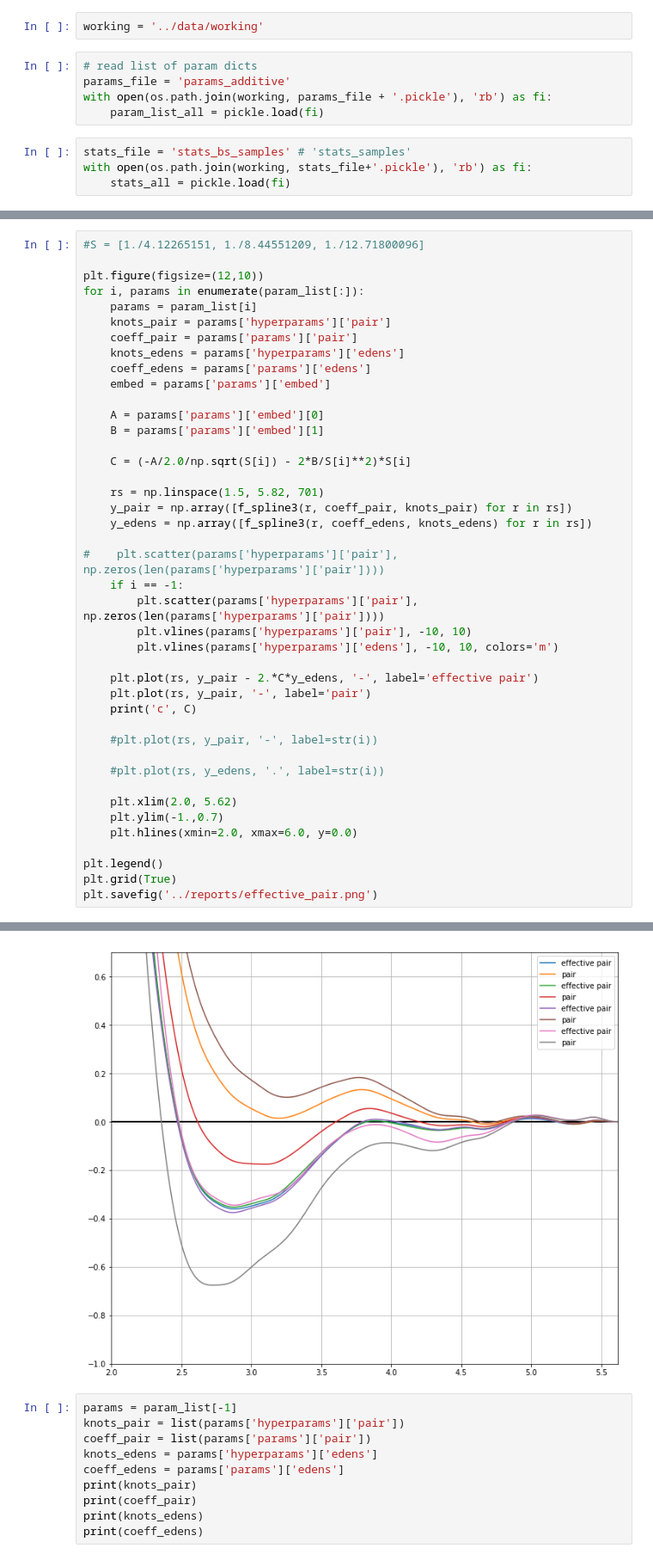
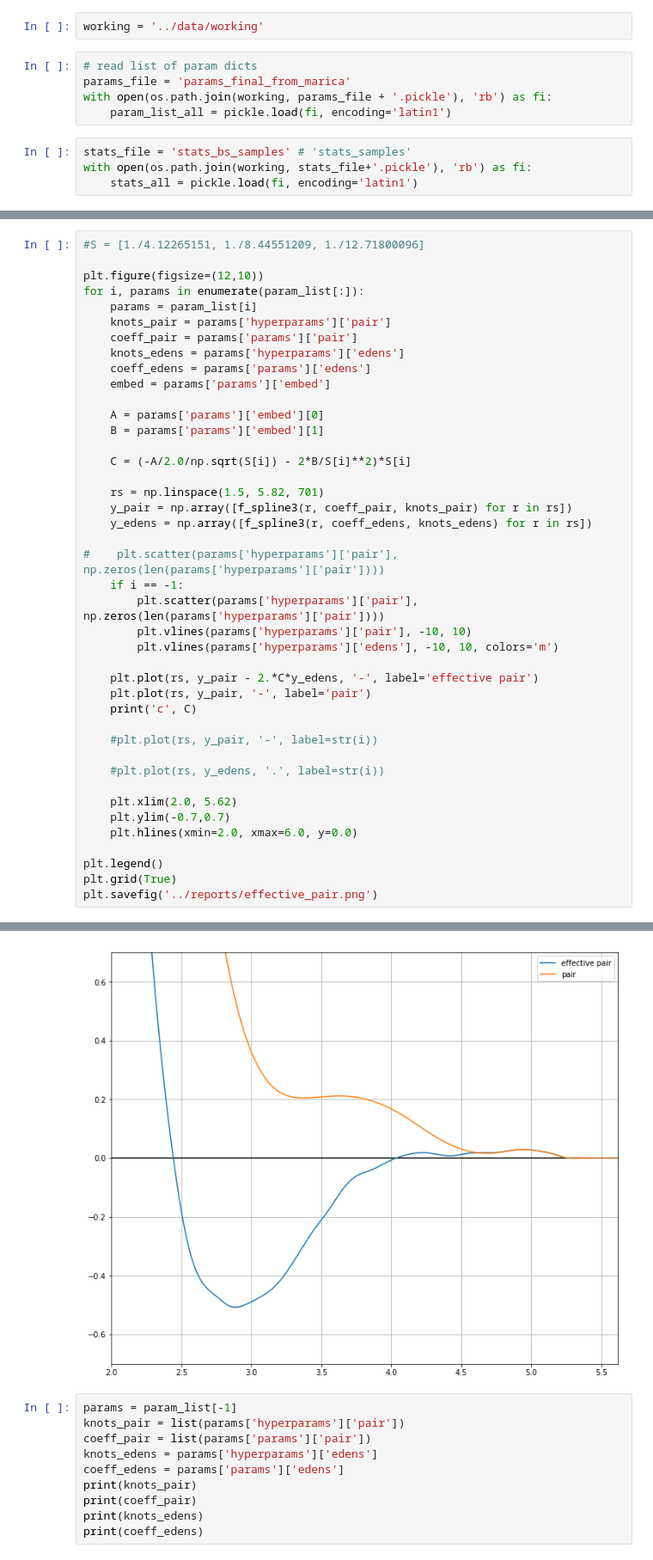
Before and after one commit to vlcekl/eam-models, a Jupyter notebook: notebooks/effective_interactions.ipynb, the cells around one changed output, grey strips where cells are left out. Shown at 86% size. Saved outputs shown, nothing was run; the diff lists cells and outputs as text.

```diff
--- a/notebooks/effective_interactions.ipynb
+++ b/notebooks/effective_interactions.ipynb
@@ -40,13 +40,13 @@ from statmechlib.forcefields import f_embed, f_dens, f_spline3
 working = '../data/working'
 # %%
 # read list of param dicts
-params_file = 'params_additive'
+params_file = 'params_final_from_marica'
 with open(os.path.join(working, params_file + '.pickle'), 'rb') as fi:
-    param_list_all = pickle.load(fi)
+    param_list_all = pickle.load(fi, encoding='latin1')
 # %%
 stats_file = 'stats_bs_samples' # 'stats_samples'
 with open(os.path.join(working, stats_file+'.pickle'), 'rb') as fi:
-    stats_all = pickle.load(fi)
+    stats_all = pickle.load(fi, encoding='latin1')
 # %%
 param_list = param_list_all[-4:]
 param_list
@@ -226,7 +211,7 @@ for i, params in enumerate(param_list[:]):
     #plt.plot(rs, y_edens, '.', label=str(i))
 
     plt.xlim(2.0, 5.62)
-    plt.ylim(-1.,0.7)
+    plt.ylim(-0.7,0.7)
     plt.hlines(xmin=2.0, xmax=6.0, y=0.0)
 
 plt.legend()
@@ -240,4 +222,4 @@ plt.savefig('../reports/effective_pair.png')
-[figure, old version]
+[figure, new version]
 # %%
 params = param_list[-1]
 knots_pair = list(params['hyperparams']['pair'])
```
Also changed, not shown: parts of 5 cells of this notebook, 16 other files.
